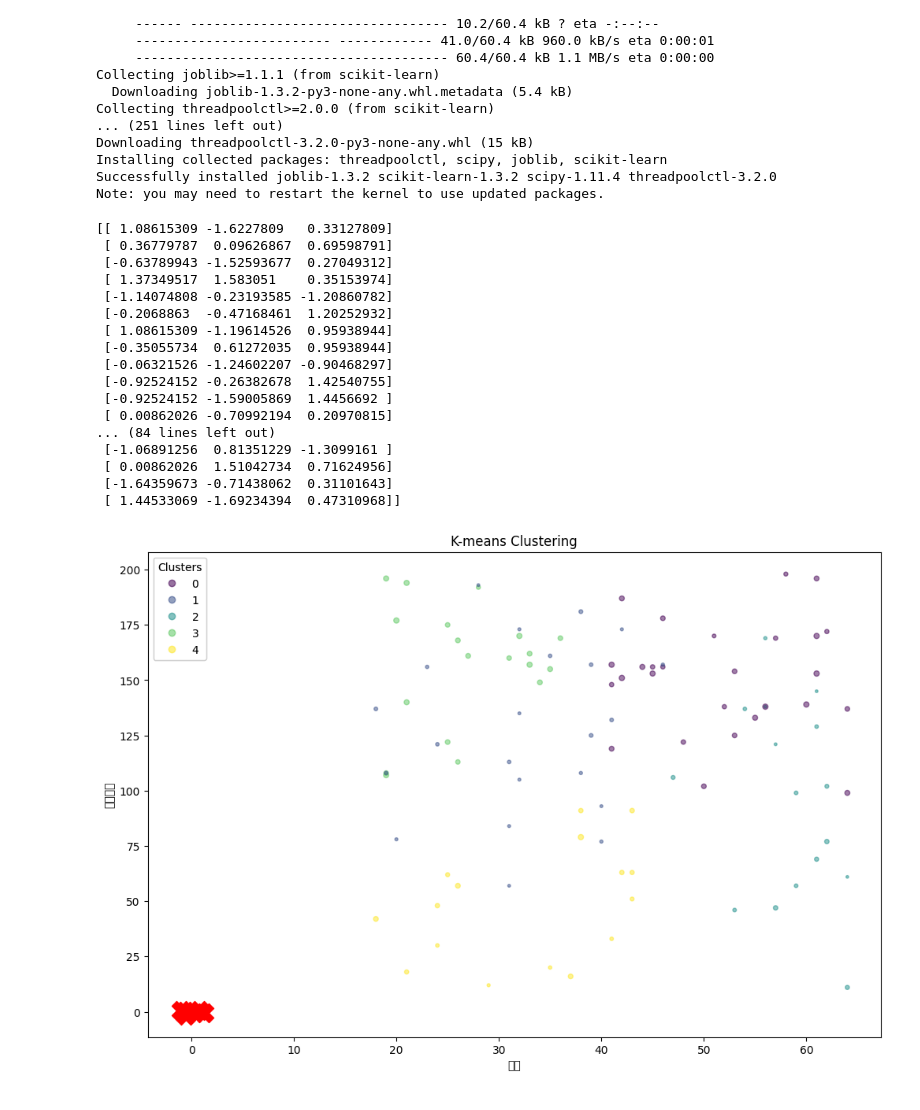
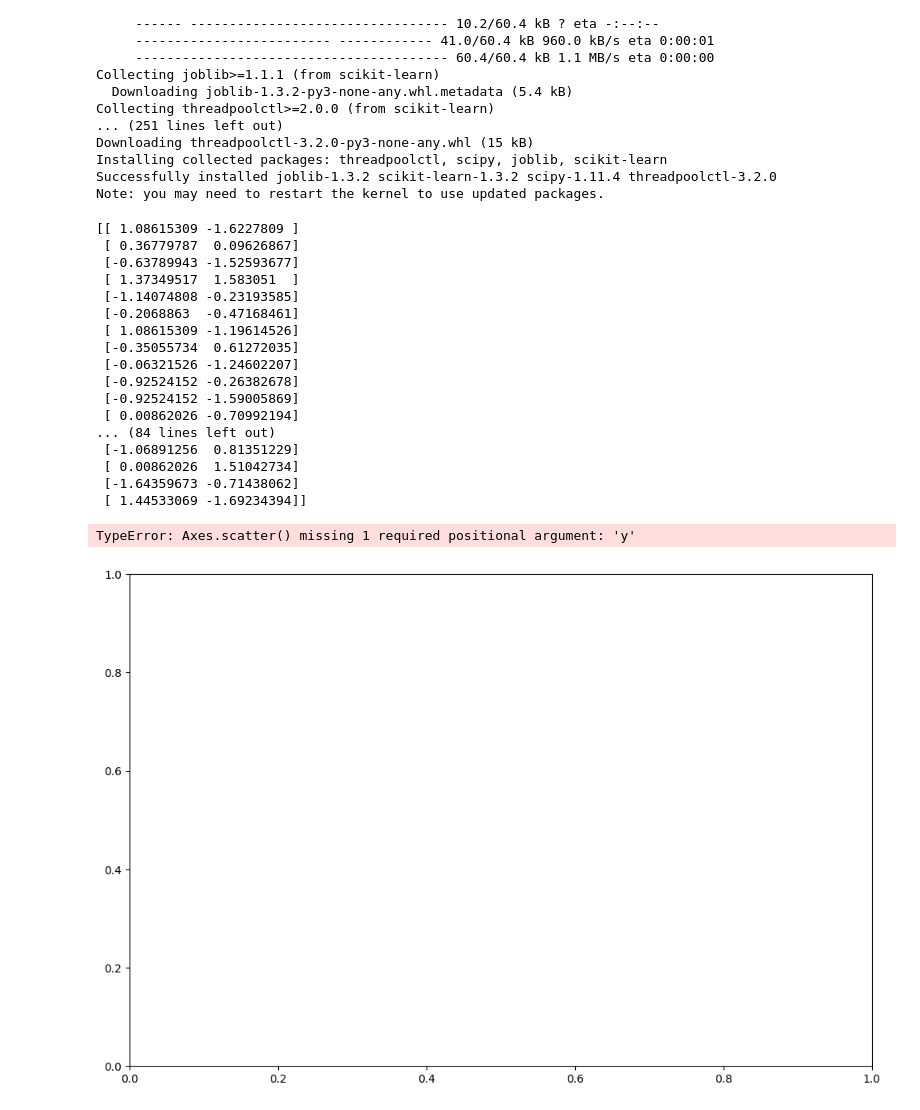
Before and after one commit to 231226DBAI/Sessac, a Jupyter notebook: 0.code/01-12/clustering.ipynb, the cells around one changed output. Cells and saved outputs as stored; diff of their text form; code cells hidden in the pictures.

```diff
--- a/0.code/01-12/clustering.ipynb
+++ b/0.code/01-12/clustering.ipynb
@@ -29,50 +29,51 @@ from sklearn.preprocessing import StandardScaler
 np.random.seed(42)
 num_samples = 100
 
 data = {
     '나이': np.random.randint(18, 65, num_samples),
     '연간소득': np.random.randint(30000, 120000, num_samples),
 }
 
 df = pd.DataFrame(data)
 
 # 데이터 표준화
 scaler = StandardScaler()
 scaled_data = scaler.fit_transform(df)
-print(scaled_data)
+
 # K-means 클러스터링 모델 생성 및 학습
 kmeans = KMeans(n_clusters=5, random_state=42)
 df['Cluster'] = kmeans.fit_predict(scaled_data)
 
 # 클러스터별 데이터 시각화
 fig, ax = plt.subplots(figsize=(12, 8))
-scatter = ax.scatter(df['나이'], df['구매금액'], c=df['Cluster'], cmap='viridis', s=df['연간소득'] / 5000, alpha=0.5)
+scatter = ax.scatter(df['나이'], c=df['Cluster'], cmap='viridis', s=df['연간소득'] / 5000, alpha=0.5)
 ax.scatter(kmeans.cluster_centers_[:, 0], kmeans.cluster_centers_[:, 2], s=300, c='red', marker='X')
 ax.set_title('K-means Clustering')
 ax.set_xlabel('나이')
-ax.set_ylabel('구매금액')
+
 
 # 범례 추가
 legend1 = ax.legend(*scatter.legend_elements(), title='Clusters')
 ax.add_artist(legend1)
 
 plt.show()
 # %% [output]
-[[ 1.08615309 -1.6227809   0.33127809]
- [ 0.36779787  0.09626867  0.69598791]
- [-0.63789943 -1.52593677  0.27049312]
- [ 1.37349517  1.583051    0.35153974]
- [-1.14074808 -0.23193585 -1.20860782]
- [-0.2068863  -0.47168461  1.20252932]
- [ 1.08615309 -1.19614526  0.95938944]
- [-0.35055734  0.61272035  0.95938944]
- [-0.06321526 -1.24602207 -0.90468297]
- [-0.92524152 -0.26382678  1.42540755]
- [-0.92524152 -1.59005869  1.4456692 ]
- [ 0.00862026 -0.70992194  0.20970815]
+[[ 1.08615309 -1.6227809 ]
+ [ 0.36779787  0.09626867]
+ [-0.63789943 -1.52593677]
+ [ 1.37349517  1.583051  ]
+ [-1.14074808 -0.23193585]
+ [-0.2068863  -0.47168461]
+ [ 1.08615309 -1.19614526]
+ [-0.35055734  0.61272035]
+ [-0.06321526 -1.24602207]
+ [-0.92524152 -0.26382678]
+ [-0.92524152 -1.59005869]
+ [ 0.00862026 -0.70992194]
 ... (84 lines left out)
- [-1.06891256  0.81351229 -1.3099161 ]
- [ 0.00862026  1.51042734  0.71624956]
- [-1.64359673 -0.71438062  0.31101643]
- [ 1.44533069 -1.69234394  0.47310968]]
+ [-1.06891256  0.81351229]
+ [ 0.00862026  1.51042734]
+ [-1.64359673 -0.71438062]
+ [ 1.44533069 -1.69234394]]
+TypeError: Axes.scatter() missing 1 required positional argument: 'y'
-[figure, old version]
+[figure, new version]
```
Also changed, not shown: 3 other files.
